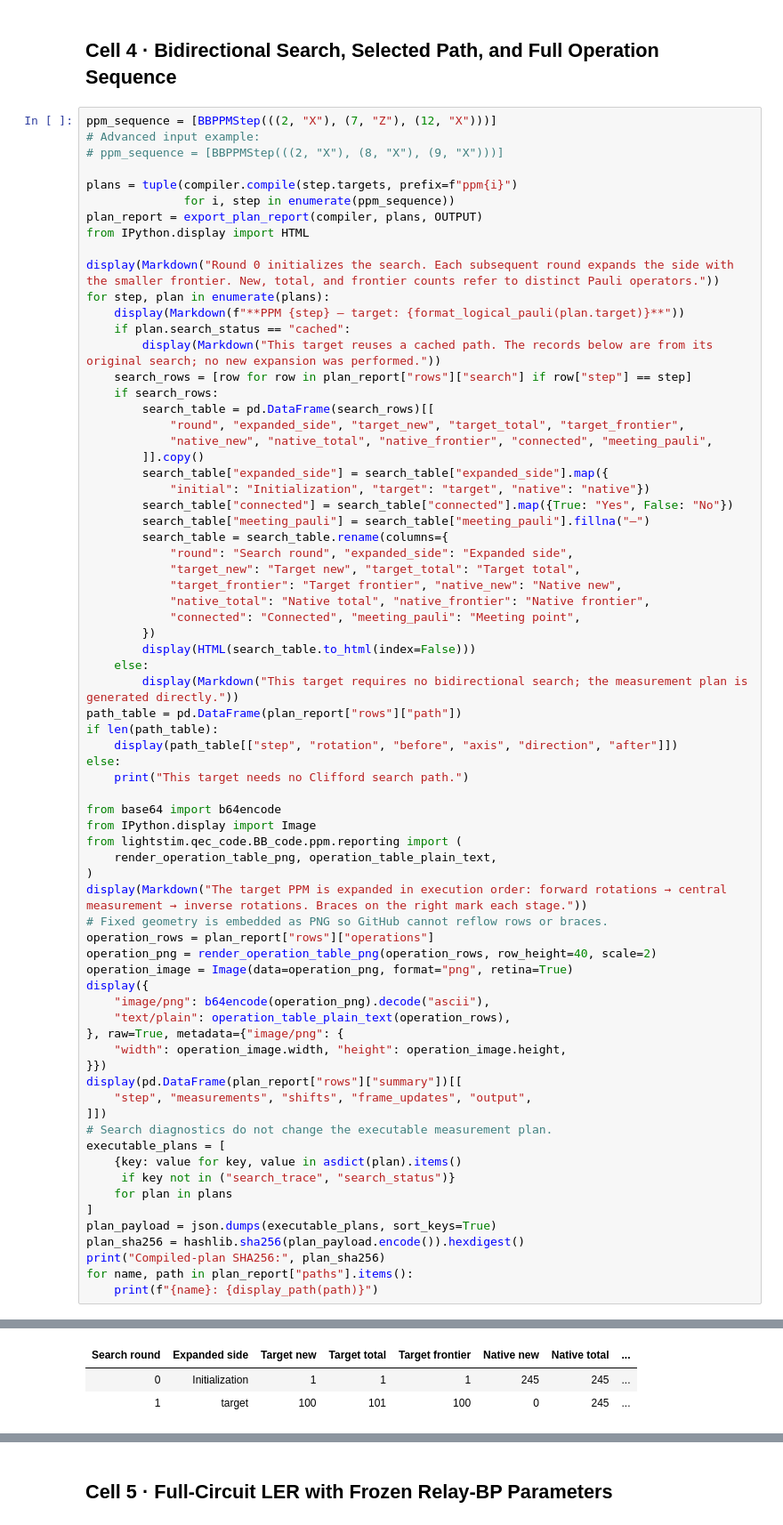
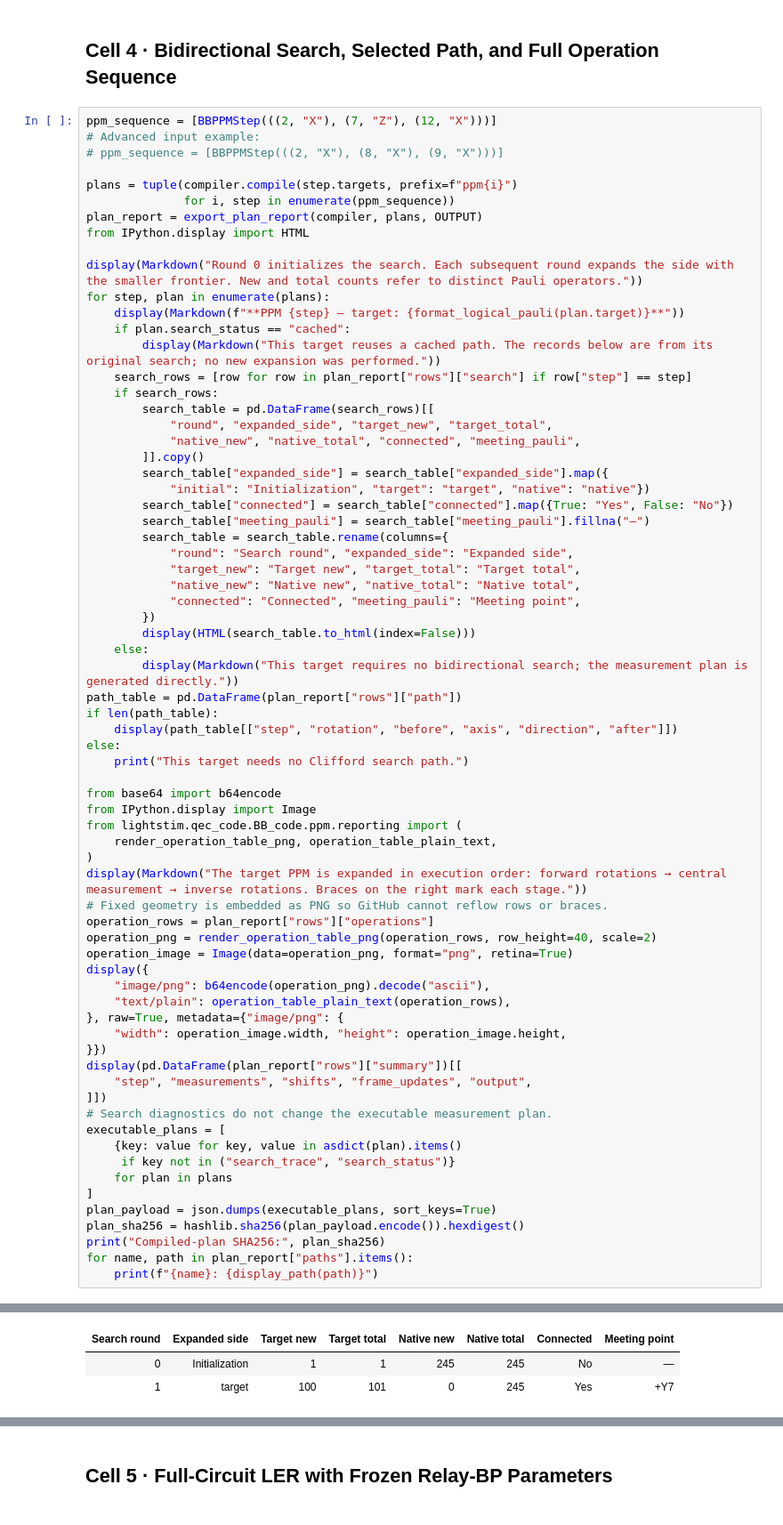
Before and after one commit to John-YuehanZhang/LightStim-upstream, a Jupyter notebook: notebooks/LogicalOps/bb_ppm.ipynb, the cells around one changed output, grey strips where cells are left out. Shown at 89% size. Drawn from its saved outputs; the diff is of its cells as text.

Commit message:
docs(notebooks): hide BB PPM frontier columns

```diff
--- a/notebooks/LogicalOps/bb_ppm.ipynb
+++ b/notebooks/LogicalOps/bb_ppm.ipynb
@@ -206,7 +206,7 @@ plans = tuple(compiler.compile(step.targets, prefix=f"ppm{i}")
 plan_report = export_plan_report(compiler, plans, OUTPUT)
 from IPython.display import HTML
 
-display(Markdown("Round 0 initializes the search. Each subsequent round expands the side with the smaller frontier. New, total, and frontier counts refer to distinct Pauli operators."))
+display(Markdown("Round 0 initializes the search. Each subsequent round expands the side with the smaller frontier. New and total counts refer to distinct Pauli operators."))
 for step, plan in enumerate(plans):
     display(Markdown(f"**PPM {step} — target: {format_logical_pauli(plan.target)}**"))
     if plan.search_status == "cached":
@@ -214,8 +214,8 @@ for step, plan in enumerate(plans):
     search_rows = [row for row in plan_report["rows"]["search"] if row["step"] == step]
     if search_rows:
         search_table = pd.DataFrame(search_rows)[[
-            "round", "expanded_side", "target_new", "target_total", "target_frontier",
-            "native_new", "native_total", "native_frontier", "connected", "meeting_pauli",
+            "round", "expanded_side", "target_new", "target_total",
+            "native_new", "native_total", "connected", "meeting_pauli",
         ]].copy()
         search_table["expanded_side"] = search_table["expanded_side"].map({
             "initial": "Initialization", "target": "target", "native": "native"})
@@ -224,8 +224,7 @@ for step, plan in enumerate(plans):
         search_table = search_table.rename(columns={
             "round": "Search round", "expanded_side": "Expanded side",
             "target_new": "Target new", "target_total": "Target total",
-            "target_frontier": "Target frontier", "native_new": "Native new",
-            "native_total": "Native total", "native_frontier": "Native frontier",
+            "native_new": "Native new", "native_total": "Native total",
             "connected": "Connected", "meeting_pauli": "Meeting point",
         })
         display(HTML(search_table.to_html(index=False)))
@@ -272,7 +271,7 @@ Round 0 initializes the search. Each subsequent round expands the side with the
 **PPM 0 — target: +X2 Z7 X12**
-| Search round | Expanded side | Target new | Target total | Target frontier | Native new | Native total | ... |
-| 0 | Initialization | 1 | 1 | 1 | 245 | 245 | ... |
-| 1 | target | 100 | 101 | 100 | 0 | 245 | ... |
+| Search round | Expanded side | Target new | Target total | Native new | Native total | Connected | Meeting point |
+| 0 | Initialization | 1 | 1 | 245 | 245 | No | — |
+| 1 | target | 100 | 101 | 0 | 245 | Yes | +Y7 |
 |  | step | rotation | before | axis | direction | after |
 | 0 | 0 | 0 | +X2 Z7 X12 | +X2 X7 X12 | 1 | +Y7 |
 The target PPM is expanded in execution order: forward rotations → central measurement → inverse rotations. Braces on the right mark each stage.
```
Also changed, not shown: parts of 1 cell of this notebook.
